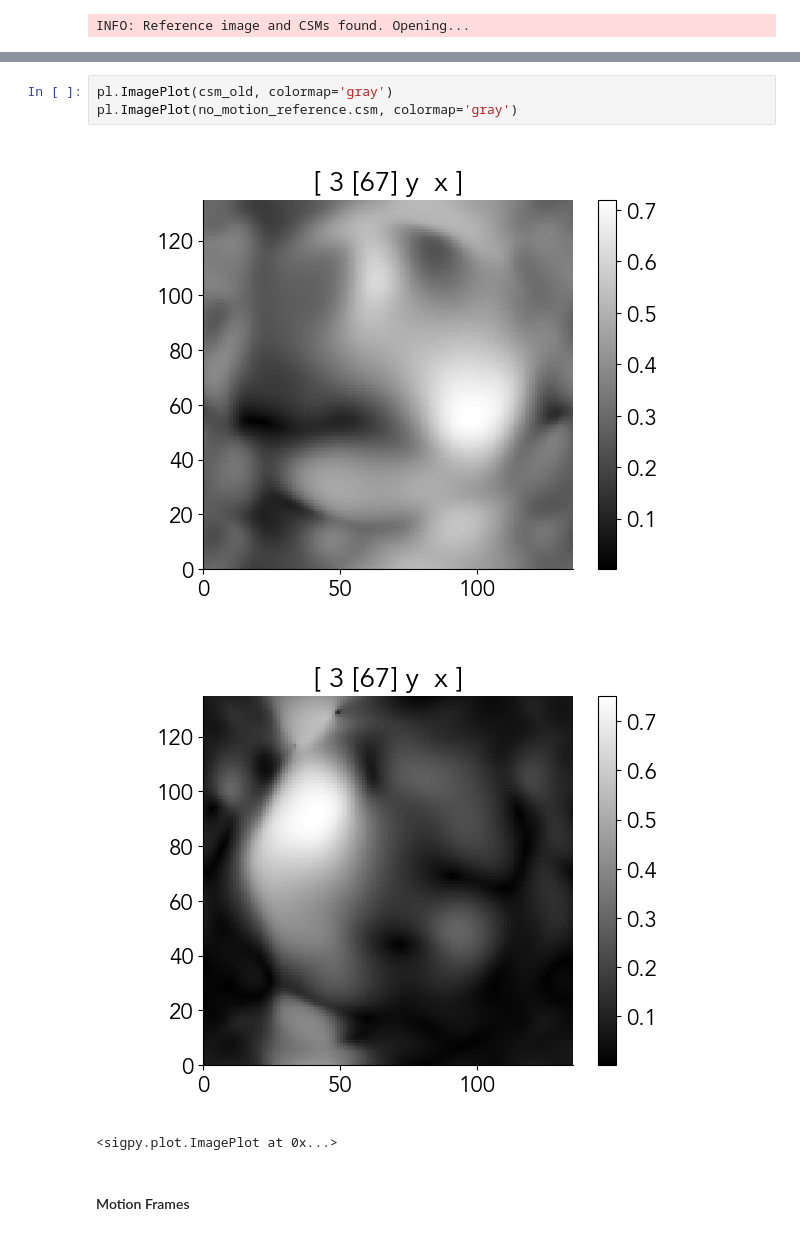
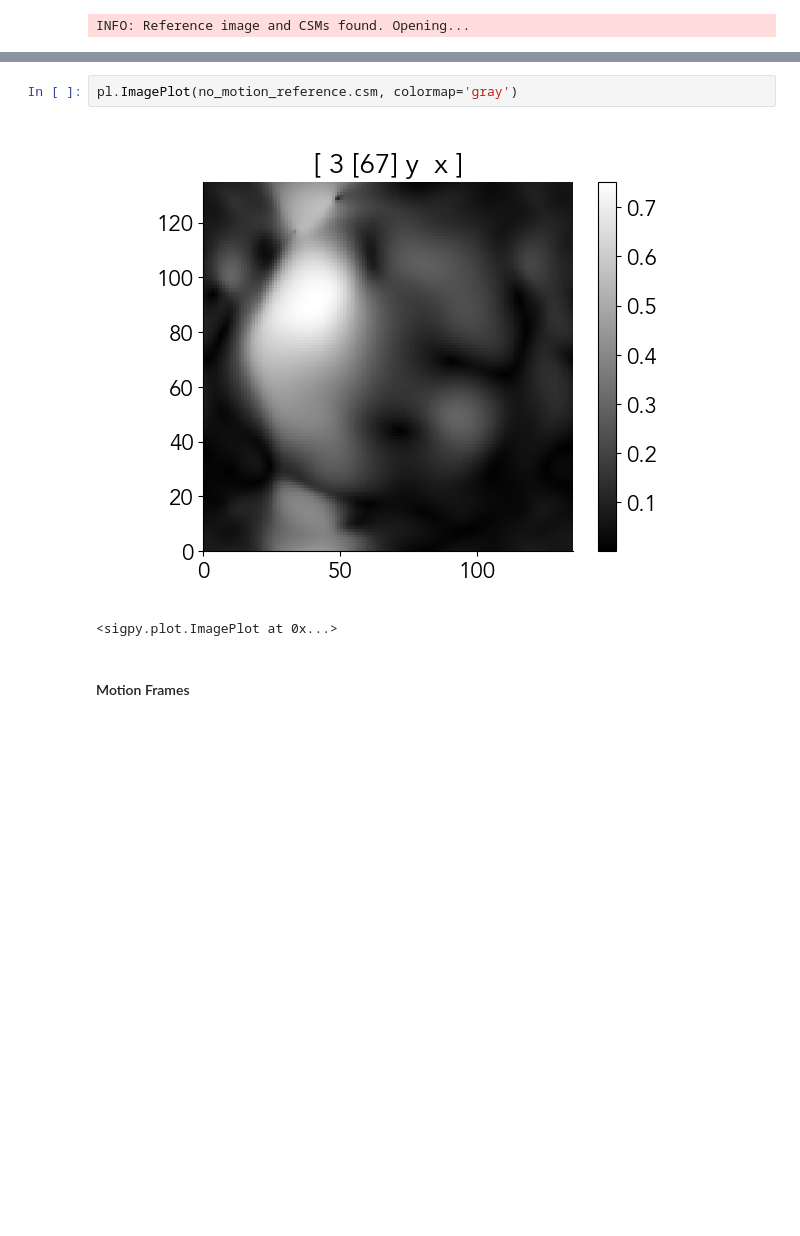
Before and after one commit to mikgroup/nonrigid-motion-bpt, a Jupyter notebook: examples/testing_libraries.ipynb, the cells around one changed output, grey strips where cells are left out. Cells and saved outputs as stored; diff of their text form; blank space fills up the shorter version.

```diff
--- a/examples/testing_libraries.ipynb
+++ b/examples/testing_libraries.ipynb
@@ -280,10 +239,8 @@ pl.ImagePlot(no_motion_reference.S, colormap='gray')
 <sigpy.plot.ImagePlot at 0x...>
 # %%
-pl.ImagePlot(csm_old, colormap='gray')
 pl.ImagePlot(no_motion_reference.csm, colormap='gray')
 # %% [output]
-[figure, old version]
+[figure, new version]
-[figure, removed]
 <sigpy.plot.ImagePlot at 0x...>
 # %% [markdown]
 #### Motion Frames
```
Also changed, not shown: parts of 48 cells of this notebook, 26 other files.
